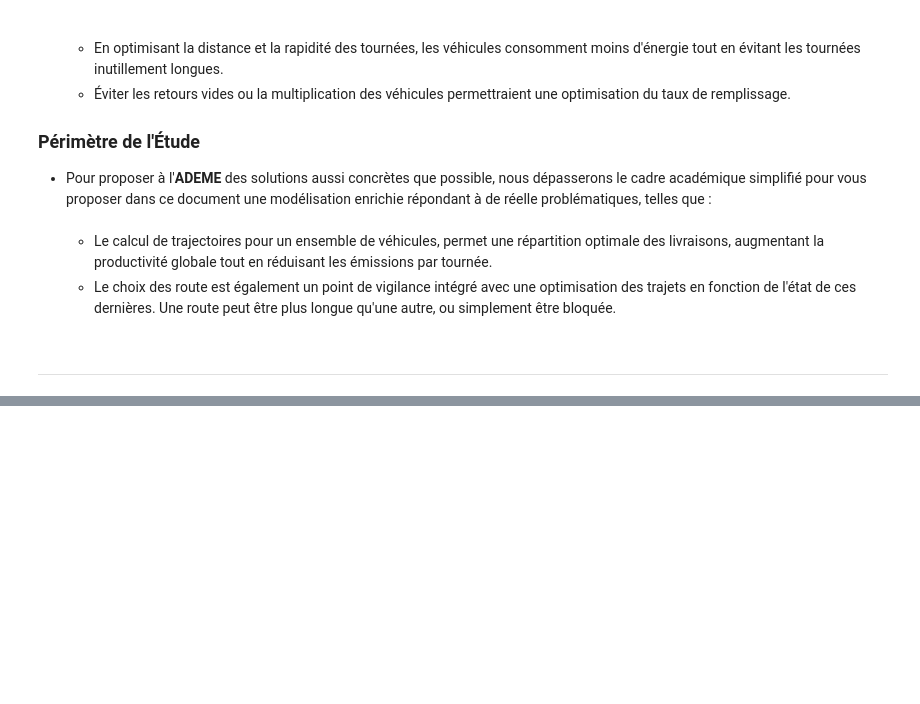
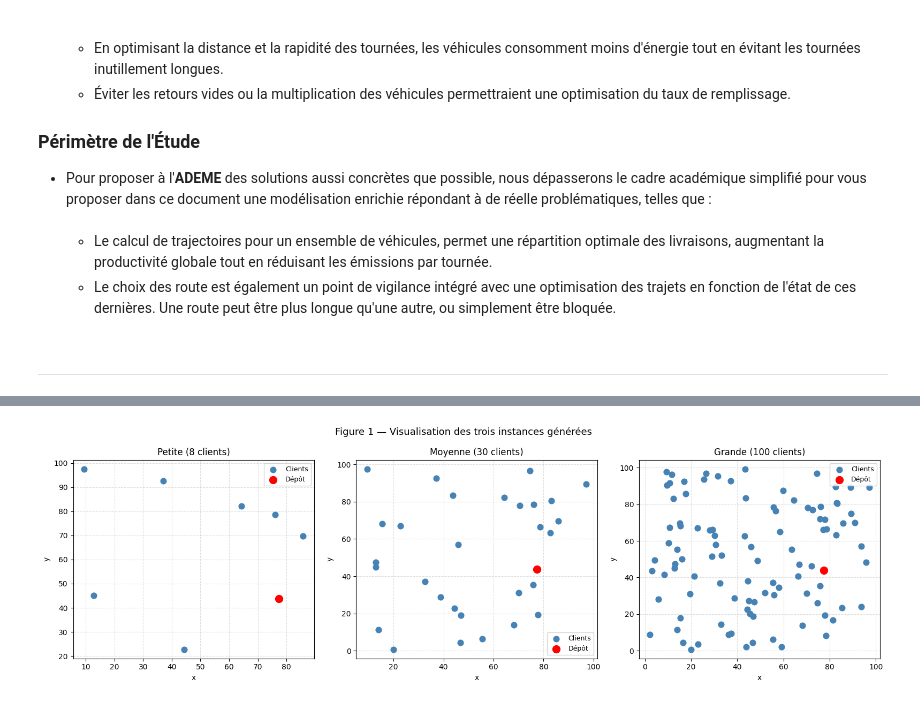
Before and after one commit to LonelyBadeline/CesiCDP, a Jupyter notebook: CesiCDP.ipynb, the cells around one changed output, grey strips where cells are left out. Drawn from its saved outputs; the diff is of its cells as text; code cells hidden in the pictures; blank space fills up the shorter version.

```diff
--- a/CesiCDP.ipynb
+++ b/CesiCDP.ipynb
@@ -1064,24 +1190,26 @@ for name, dist in instances:
 # %%
 fig, axes = plt.subplots(1, 3, figsize=(16, 5))
 
 instances_coords = [
-    ("Petite (8 villes)",   coords_small),
-    ("Moyenne (30 villes)", coords_medium),
-    ("Grande (100 villes)", coords_large),
+    ("Petite (8 clients)",   coords_small),
+    ("Moyenne (30 clients)", coords_medium),
+    ("Grande (100 clients)", coords_large),
 ]
 
 for ax, (title, coords) in zip(axes, instances_coords):
-    ax.scatter(coords[1:, 0], coords[1:, 1], c='steelblue', s=60, zorder=3, label='Villes')
+    ax.scatter(coords[1:, 0], coords[1:, 1], c='steelblue', s=60, zorder=3, label='Clients')
     ax.scatter(coords[0, 0],  coords[0, 1],  c='red', s=100, zorder=4, label='Dépôt')
     ax.set_title(title, fontsize=12)
     ax.set_xlabel("x")
     ax.set_ylabel("y")
     ax.legend(fontsize=9)
     ax.grid(True, linestyle='--', alpha=0.4)
 
 plt.suptitle("Figure 1 — Visualisation des trois instances générées", fontsize=13)
 plt.tight_layout()
 plt.show()
+# %% [output]
+[figure, added]
 # %% [markdown]
 ---
 
```
Also changed, not shown: parts of 12 cells of this notebook, 1 other file.
